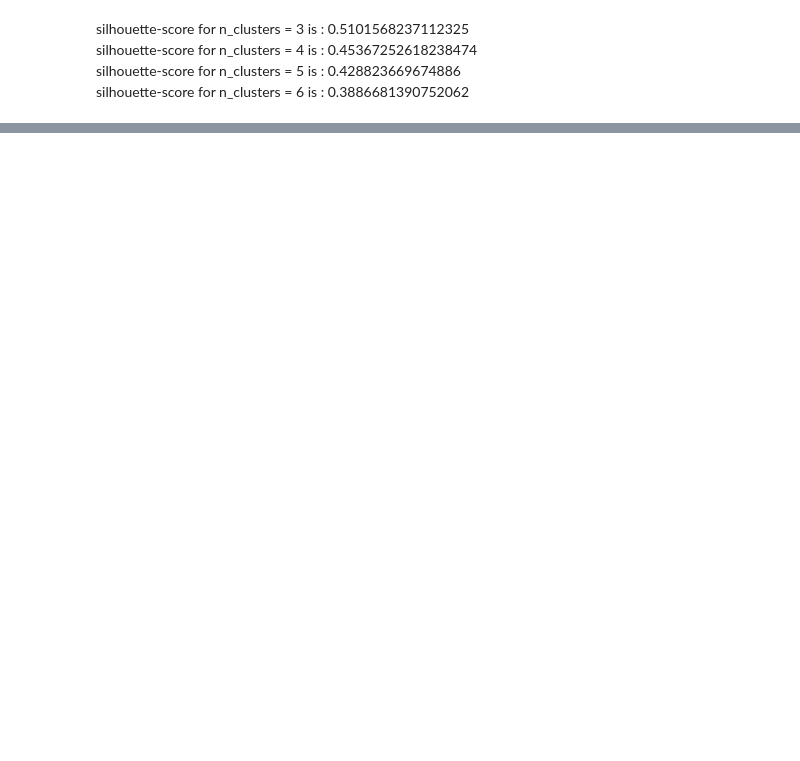
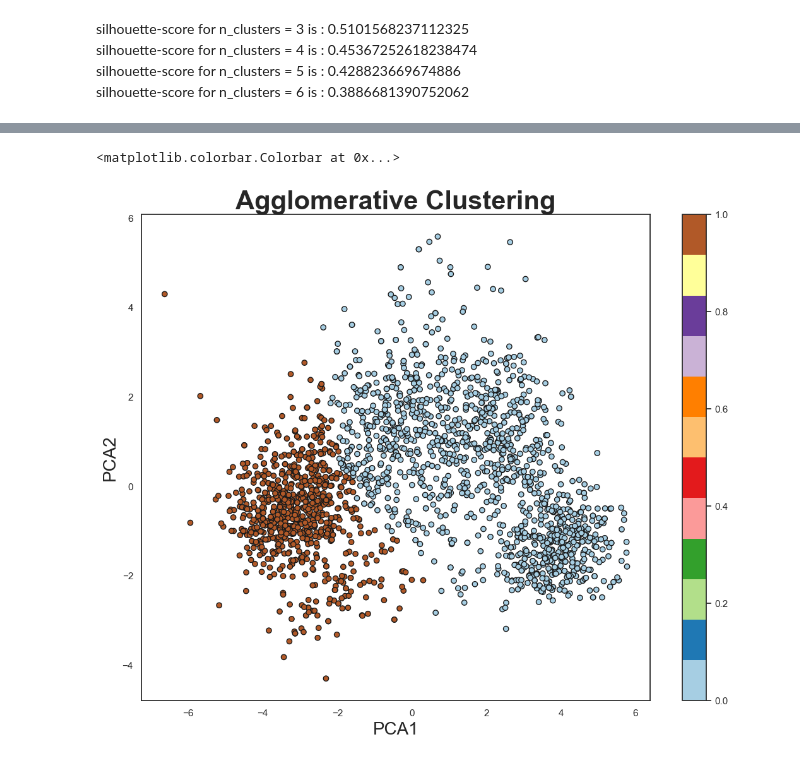
Before and after one commit to ShivamKumarSrivastava/Customer-Categorization, a Jupyter notebook: Notebook/Feature_Engineering_and_Clustering.ipynb, the cells around one changed output, grey strips where cells are left out. Saved outputs shown, nothing was run; the diff lists cells and outputs as text; code cells hidden in the pictures; blank space fills up the shorter version.

```diff
--- a/Notebook/Feature_Engineering_and_Clustering.ipynb
+++ b/Notebook/Feature_Engineering_and_Clustering.ipynb
@@ -554,0 +566,14 @@ plt.scatter(model_centers[:,0], model_centers[:,1], c='red', s=500, marker='X',
+# %%
+model = AgglomerativeClustering(n_clusters=2,linkage='ward').fit(reduced)
+model_labels = model.labels_
+plt.figure(figsize=(13,10))
+
+sns.set_style('white')
+plt.title('Agglomerative Clustering',weight='bold', size=30)
+plt.xlabel('PCA1', size=20)
+plt.ylabel('PCA2', size=20)
+scatter = plt.scatter(x=pcadf['PCA1'], y=pcadf['PCA2'], c=model_labels, cmap='Paired', ec='k')
+plt.colorbar(scatter)
+# %% [output]
+<matplotlib.colorbar.Colorbar at 0x...>
+[figure, added]
```
Also changed, not shown: parts of 22 cells of this notebook, 1 other file.
